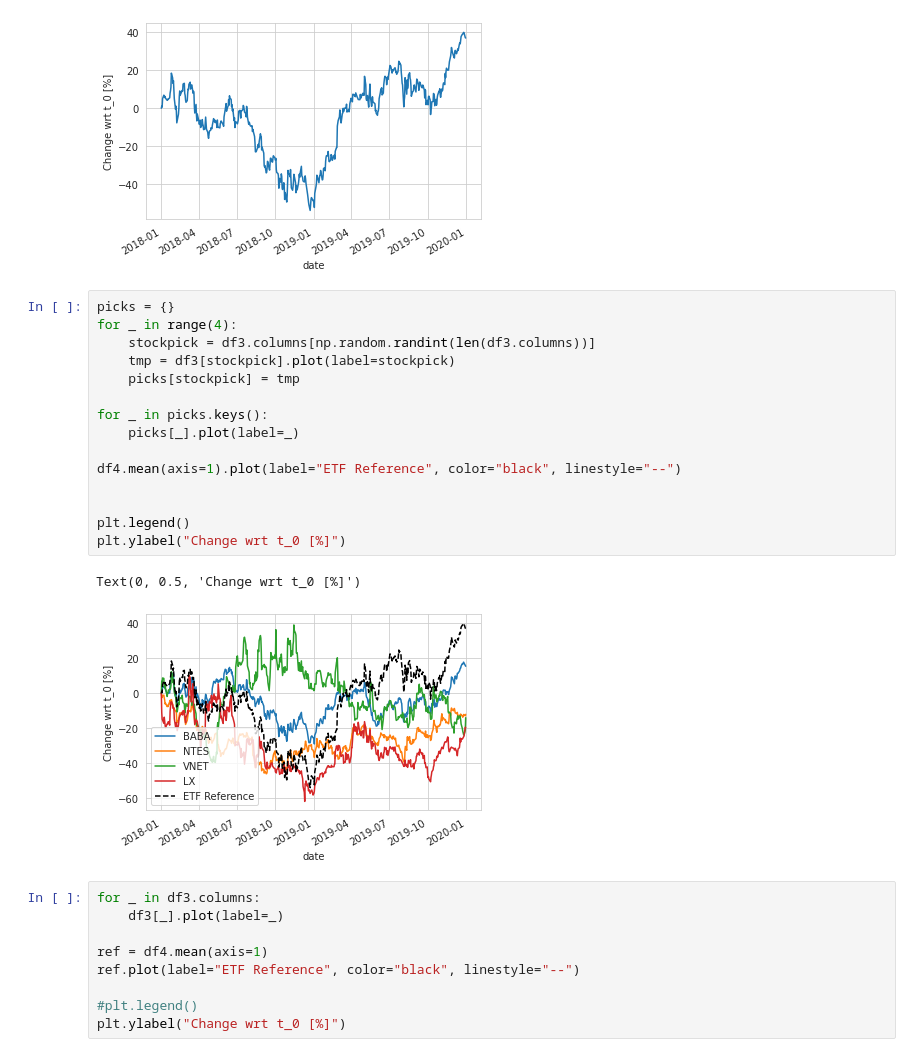
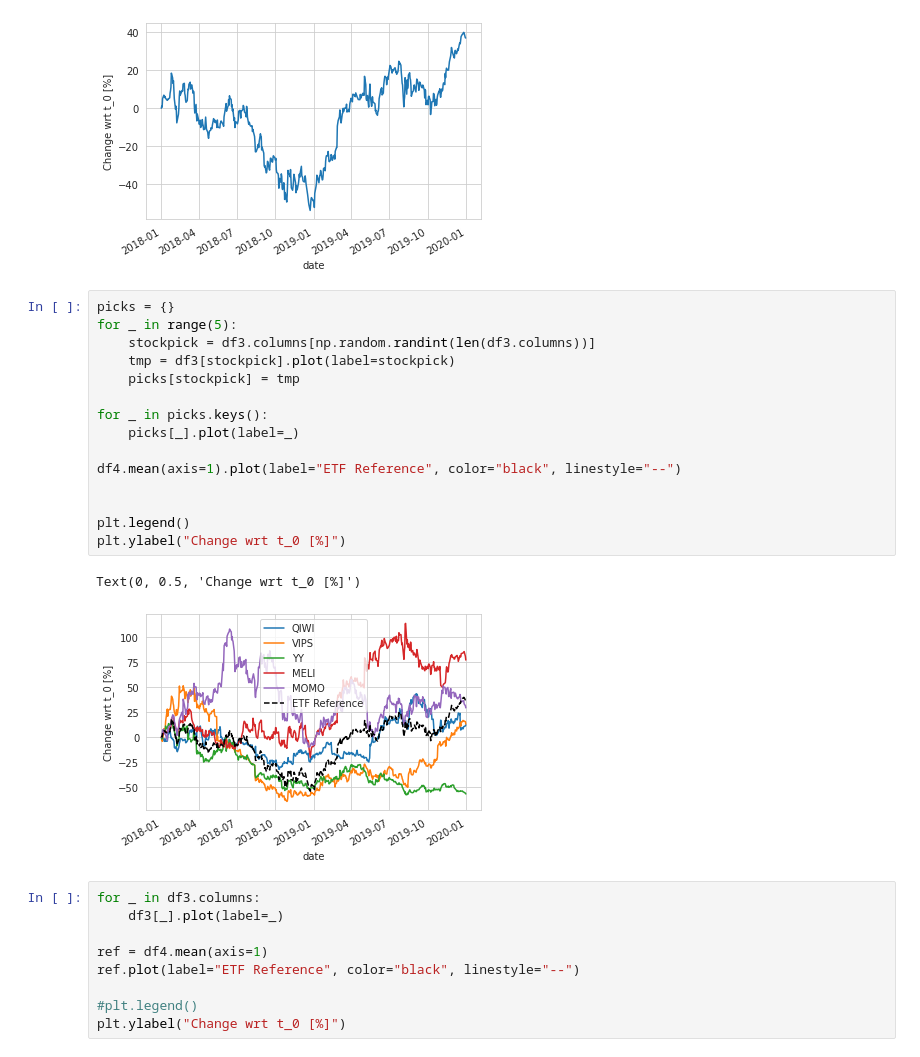
Before and after one commit to nicolasholland/VariousProjects, a Jupyter notebook: investment/ETF.ipynb, the cells around one changed output. Cells and saved outputs as stored; diff of their text form.

```diff
--- a/investment/EMQQ.ipynb
+++ b/investment/ETF.ipynb
@@ -163,22 +168,22 @@ Text(0, 0.5, 'Change wrt t_0 [%]')
 [figure]
 # %%
 picks = {}
-for _ in range(4):
+for _ in range(5):
     stockpick = df3.columns[np.random.randint(len(df3.columns))]
     tmp = df3[stockpick].plot(label=stockpick)
     picks[stockpick] = tmp
 
 for _ in picks.keys():
     picks[_].plot(label=_)
 
 df4.mean(axis=1).plot(label="ETF Reference", color="black", linestyle="--")
 
 
 plt.legend()
 plt.ylabel("Change wrt t_0 [%]")
 # %% [output]
 Text(0, 0.5, 'Change wrt t_0 [%]')
-[figure, old version]
+[figure, new version]
 # %%
 for _ in df3.columns:
     df3[_].plot(label=_)
```
Also changed, not shown: parts of 11 cells of this notebook.
